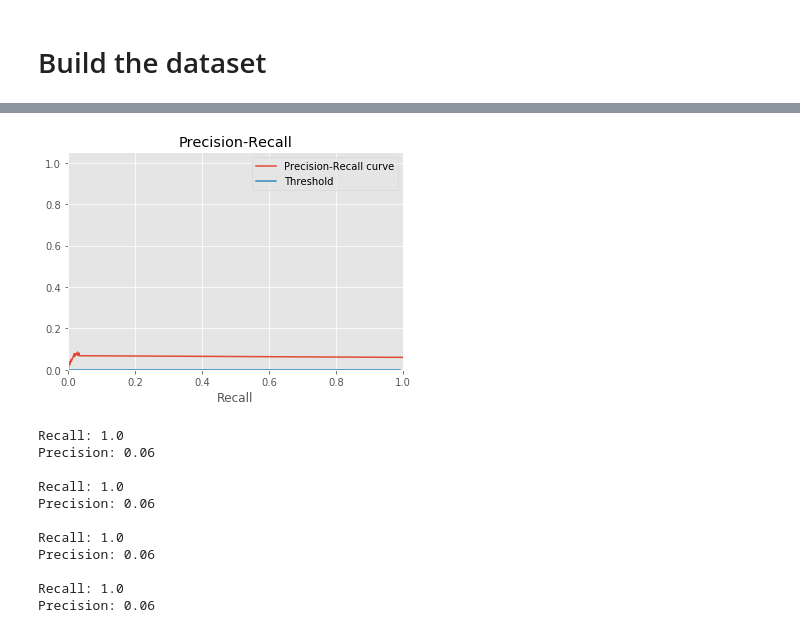
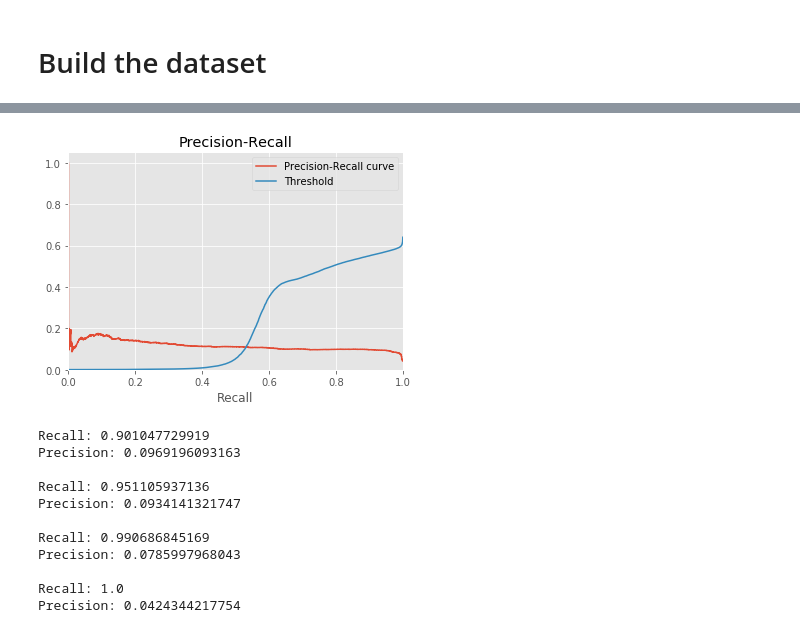
Before and after one commit to Aelphy/buldozer_revenge, a Jupyter notebook: evals/Big trigger.ipynb, the cells around one changed output, grey strips where cells are left out. Cells and saved outputs as stored; diff of their text form; code cells hidden in the pictures.

Commit message:
added experiments with buldozer

```diff
--- a/evals/Big trigger.ipynb
+++ b/evals/Big trigger.ipynb
@@ -303,0 +515,5 @@ Inputs types: [TensorType(int64, scalar), TensorType(int64, scalar), TensorType(
+# %%
+with np.load(os.path.join('../weights', 'buldozer_pre_4' + '.npz')) as f:
+    param_values = [f['arr_%d' % i] for i in range(len(f.files))]
+# %%
+lasagne.layers.set_all_param_values(lasagne.layers.get_all_layers(buldozer.output_layer)[18], param_values)
@@ -303,0 +523,12 @@ Inputs types: [TensorType(int64, scalar), TensorType(int64, scalar), TensorType(
+# %%
+learn(buldozer,
+      X_y,
+      watches=['obj',
+               'recall',
+               'precision',
+               'accuracy',
+               'companion_loss',
+               'total_complexity',
+               'complexity_parts'],
+      num_epochs=100, batch_size=100
+)
@@ -321,12 +563,11 @@ buldozer.save('../weights', 'buldozer_pre_3')
 # %%
 import theano
 
-get_target = theano.function([buldozer.targets], lasagne.layers.get_output(buldozer.target_pool_layers[-1]))
+companions =  [theano.function([buldozer.input_X],
+                               lasagne.layers.get_output(buldozer.downsampled_activation_layers[i]))
+                               for i in range(len(buldozer.downsampled_activation_layers))]
 
-def draw_precision_recall(network, x_val, y_val):
-    prediction = network.predict(x_val)
-    target = get_target(y_val)
-
+def draw_precision_recall(prediction, target):
     precision, recall, thr = precision_recall_curve(target.ravel(), prediction.ravel())
 
     # Plot Precision-Recall curve
@@ -346,17 +587,23 @@ def draw_precision_recall(network, x_val, y_val):
         print
 # %%
 %matplotlib inline
-draw_precision_recall(buldozer, X_y[1][:100], X_y[-1][:100])
+
+get_target = theano.function([buldozer.targets], lasagne.layers.get_output(buldozer.target_pool_layers[-1]))
+
+prediction = buldozer.predict(X_y[1][:100]).ravel()
+target = get_target(X_y[-1][:100]).ravel()
+
+draw_precision_recall(prediction, target)
 # %% [output]
-[figure, old version]
+[figure, new version]
-Recall: 1.0
-Precision: 0.06
+Recall: 0.901047729919
+Precision: 0.0969196093163
+
+Recall: 0.951105937136
+Precision: 0.0934141321747
+
+Recall: 0.990686845169
+Precision: 0.0785997968043
 
 Recall: 1.0
-Precision: 0.06
-
-Recall: 1.0
-Precision: 0.06
-
-Recall: 1.0
-Precision: 0.06
+Precision: 0.0424344217754
```
Also changed, not shown: parts of 35 cells of this notebook, 7 other files.
